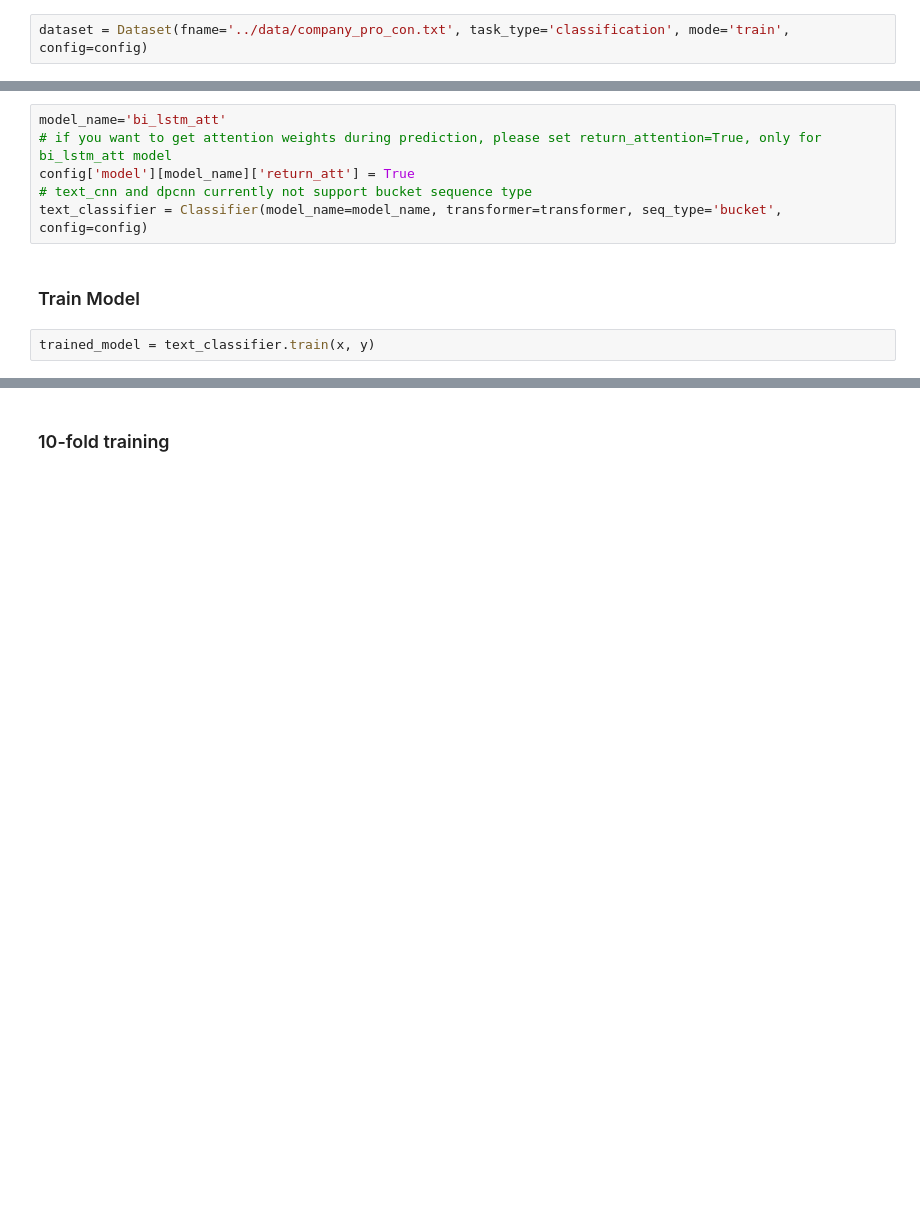
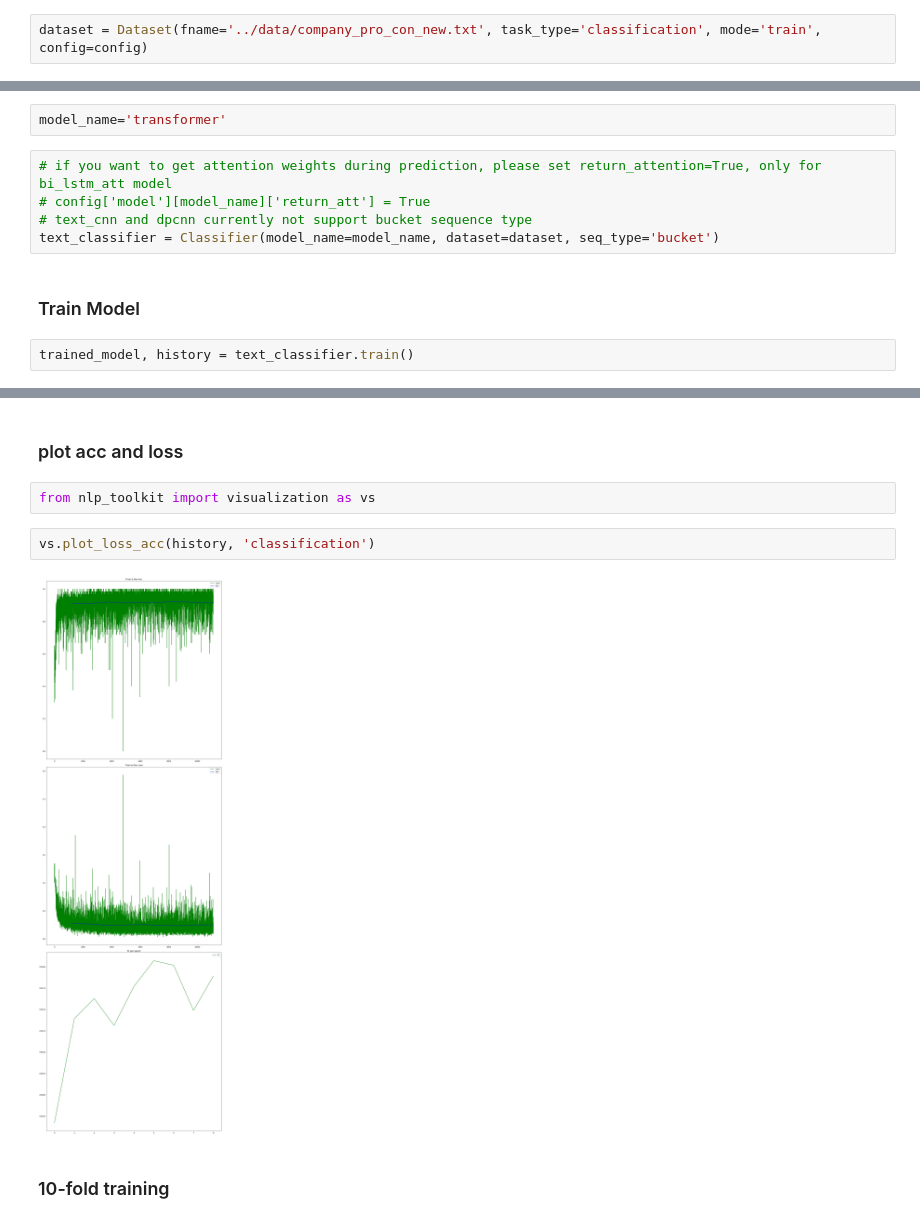
Before and after one commit to stevewyl/nlp_toolkit, a Jupyter notebook: examples/sentiment.ipynb, the cells around one changed output, grey strips where cells are left out. Cells and saved outputs as stored; diff of their text form; blank space fills up the shorter version.

```diff
--- a/examples/sentiment.ipynb
+++ b/examples/sentiment.ipynb
@@ -28,5 +28,5 @@ config = yaml.load(open('../config_classification.yaml', encoding='utf8'))
 # %% [markdown]
 ### Load Data
 # %%
-dataset = Dataset(fname='../data/company_pro_con.txt', task_type='classification', mode='train', config=config)
+dataset = Dataset(fname='../data/company_pro_con_new.txt', task_type='classification', mode='train', config=config)
 # %% [output]
@@ -70,14 +62,15 @@ transformer = dataset.transformer
 ### Define classifier
 # %% [markdown]
 avialiable models: model_name_list = ['dpcnn', 'text_cnn', 'bi_lstm_att', 'multi_head_self_att']
+# %%
+model_name='transformer'
 # %%
-model_name='bi_lstm_att'
 # if you want to get attention weights during prediction, please set return_attention=True, only for bi_lstm_att model
-config['model'][model_name]['return_att'] = True
+# config['model'][model_name]['return_att'] = True
 # text_cnn and dpcnn currently not support bucket sequence type
-text_classifier = Classifier(model_name=model_name, transformer=transformer, seq_type='bucket', config=config)
+text_classifier = Classifier(model_name=model_name, dataset=dataset, seq_type='bucket')
 # %% [markdown]
 ### Train Model
 # %%
-trained_model = text_classifier.train(x, y)
+trained_model, history = text_classifier.train()
 # %% [output]
@@ -129,3 +122,11 @@ best f1: 94.36
+# %% [markdown]
+### plot acc and loss
+# %%
+from nlp_toolkit import visualization as vs
+# %%
+vs.plot_loss_acc(history, 'classification')
+# %% [output]
+[figure, added]
 # %% [markdown]
 ### 10-fold training
 # %%
```
Also changed, not shown: parts of 20 cells of this notebook, 13 other files.
